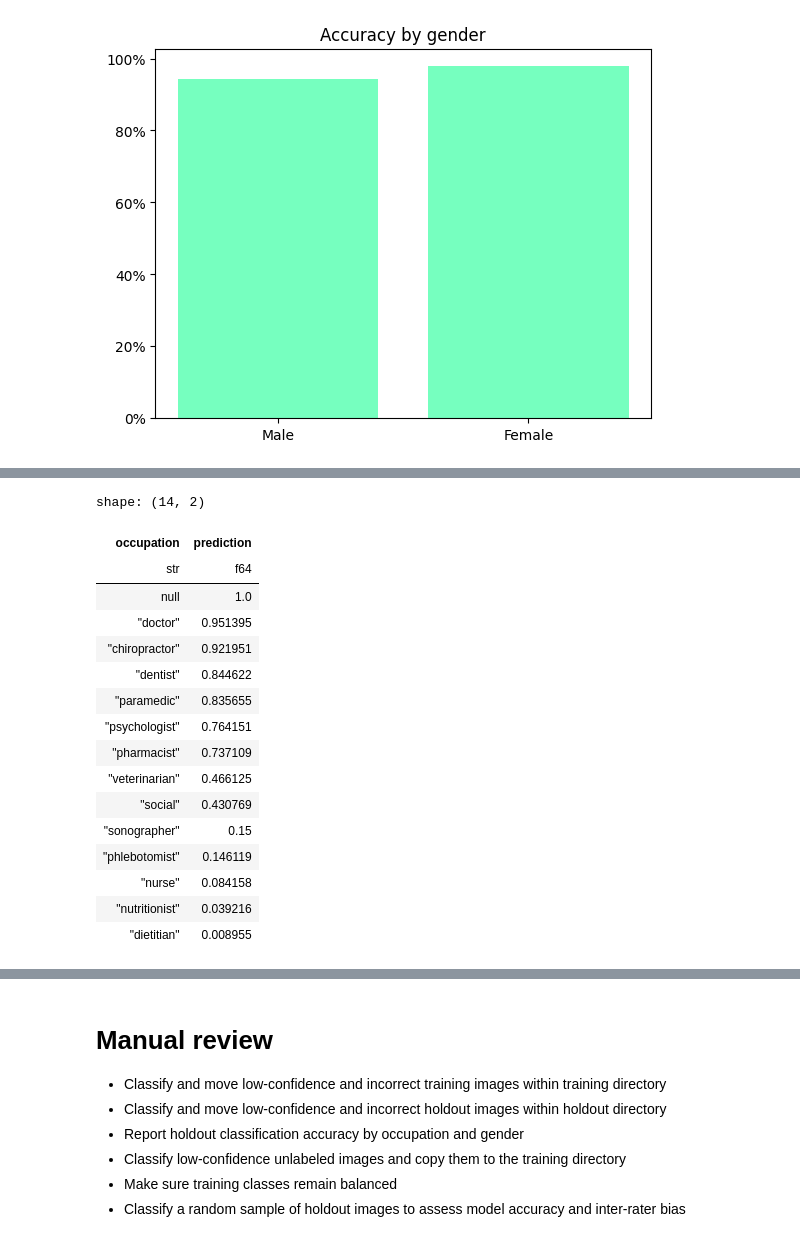
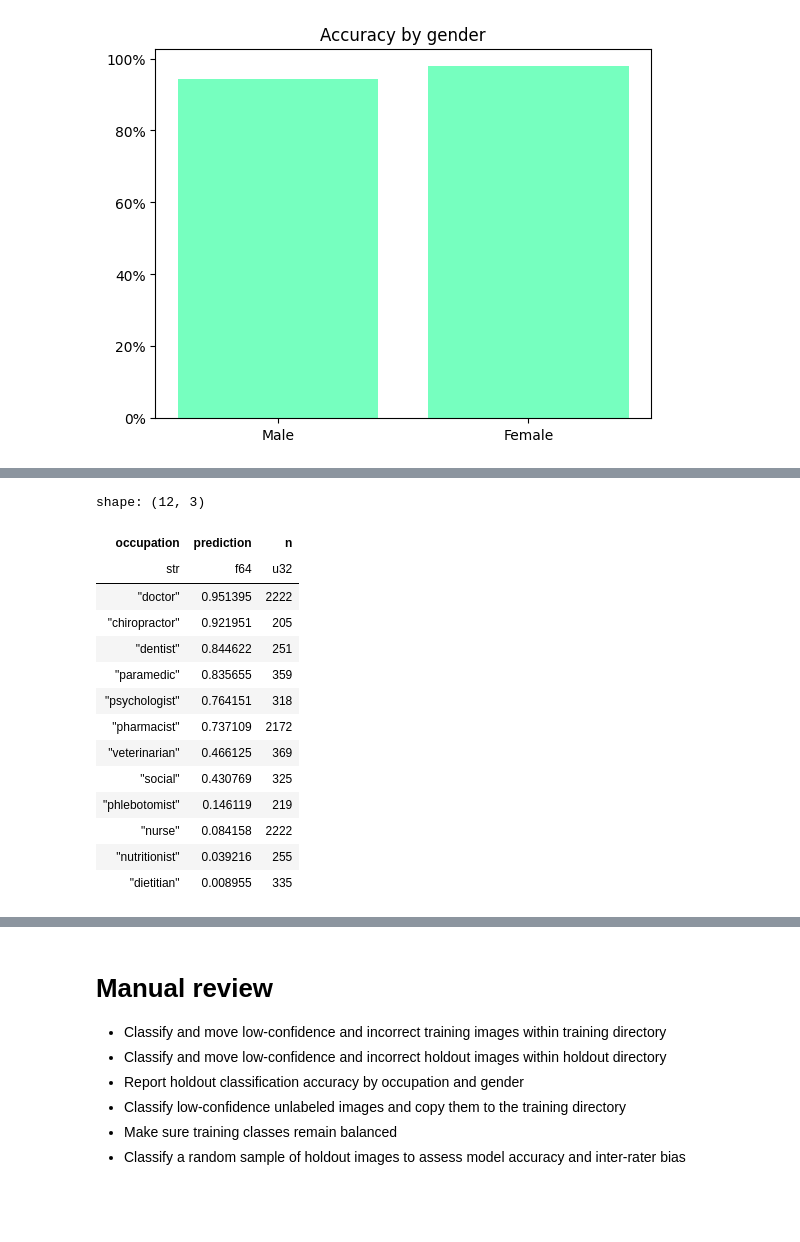
Before and after one commit to Breza/genderative_ai, a Jupyter notebook: Analysis/genderative_analysis.ipynb, the cells around one changed output, grey strips where cells are left out. Cells and saved outputs as stored; diff of their text form; code cells hidden in the pictures; blank space fills up the shorter version.

```diff
--- a/Analysis/genderative_analysis.ipynb
+++ b/Analysis/genderative_analysis.ipynb
@@ -581,8 +581,8 @@ unlabeled_predictions.drop(["label", "correct_prediction"])
 unlabeled_predictions = add_occupation(unlabeled_predictions)
 # %%
 unlabeled_predictions.sort("confidence", descending=True).head(6).to_series(0)
-
+print("Highest-confidence images")
 for img_path in unlabeled_predictions.sort("confidence", descending=True).head(6).to_series(0):
     img = PIL.Image.open(img_path)
-    display(PIL.Image.open(img_path).resize((256, 256)))
+    display(PIL.Image.open(img_path).resize((128, 128)))
 # %% [output]
@@ -593,26 +594,30 @@ for img_path in unlabeled_predictions.sort("confidence", descending=True).head(6
 [figure]
 [figure]
 # %%
-(unlabeled_predictions.
- select(["occupation", "prediction"]).
- group_by("occupation").
- mean().
- sort("prediction", descending=True))
+unlabeled_prediction_summary = (unlabeled_predictions
+                                .select(["occupation", "prediction"])
+                                .group_by("occupation")
+                                .agg(
+    pl.mean("prediction"),
+    pl.count().alias("n")
+)
+                                .sort("prediction", descending=True)
+                                .filter(pl.col("n") > 99))
+
+unlabeled_prediction_summary
 # %% [output]
-shape: (14, 2)
+shape: (12, 3)
-| occupation | prediction |
-| str | f64 |
-| null | 1.0 |
-| "doctor" | 0.951395 |
-| "chiropractor" | 0.921951 |
-| "dentist" | 0.844622 |
-| "paramedic" | 0.835655 |
-| "psychologist" | 0.764151 |
-| "pharmacist" | 0.737109 |
-| "veterinarian" | 0.466125 |
-| "social" | 0.430769 |
-| "sonographer" | 0.15 |
-| "phlebotomist" | 0.146119 |
-| "nurse" | 0.084158 |
-| "nutritionist" | 0.039216 |
-| "dietitian" | 0.008955 |
+| occupation | prediction | n |
+| str | f64 | u32 |
+| "doctor" | 0.951395 | 2222 |
+| "chiropractor" | 0.921951 | 205 |
+| "dentist" | 0.844622 | 251 |
+| "paramedic" | 0.835655 | 359 |
+| "psychologist" | 0.764151 | 318 |
+| "pharmacist" | 0.737109 | 2172 |
+| "veterinarian" | 0.466125 | 369 |
+| "social" | 0.430769 | 325 |
+| "phlebotomist" | 0.146119 | 219 |
+| "nurse" | 0.084158 | 2222 |
+| "nutritionist" | 0.039216 | 255 |
+| "dietitian" | 0.008955 | 335 |
```
Also changed, not shown: parts of 6 cells of this notebook, 2 other files.
